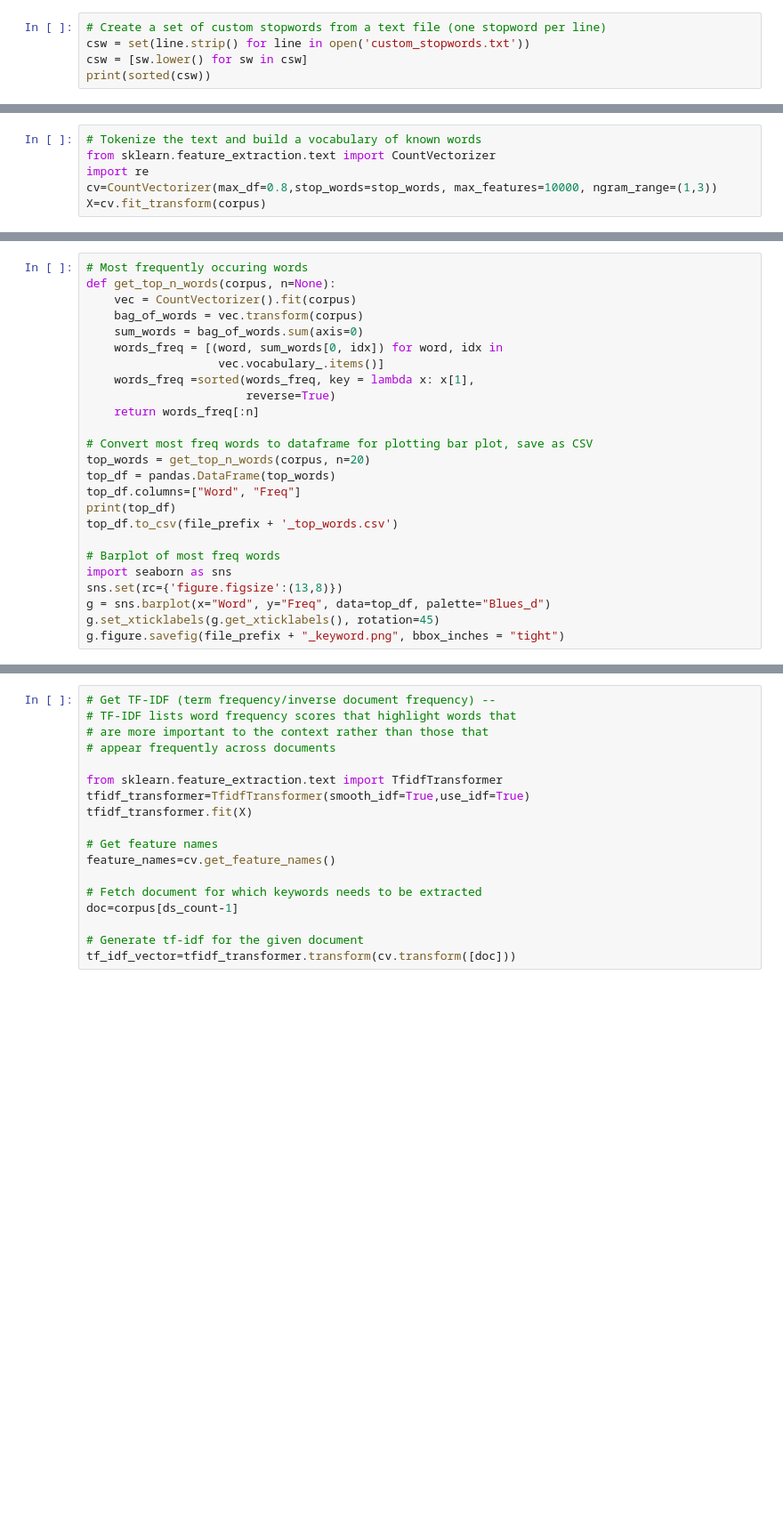
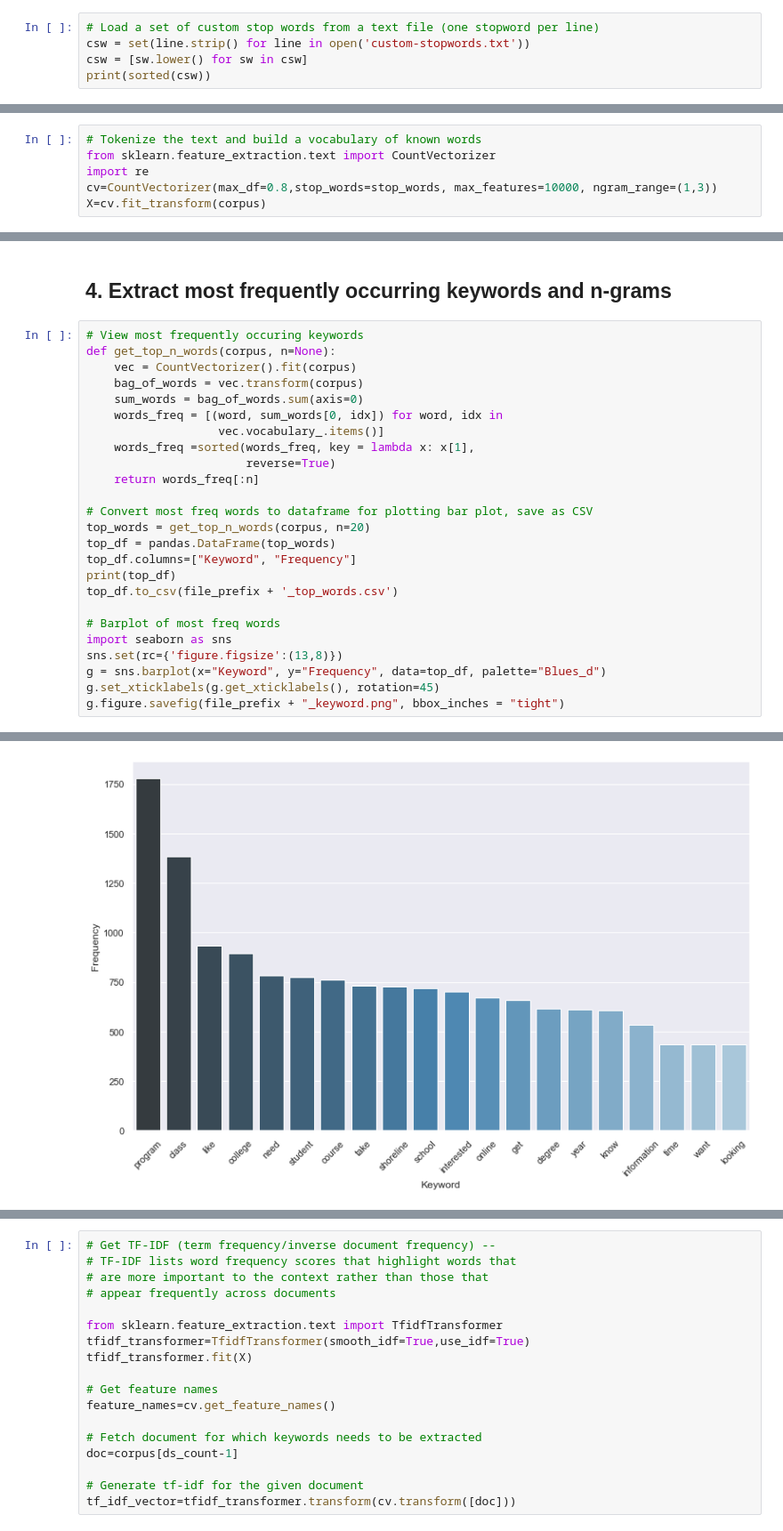
Before and after one commit to andybywire/nlp-text-analysis, a Jupyter notebook: text-analytics.ipynb, the cells around one changed output, grey strips where cells are left out. Shown at 89% size. Saved outputs shown, nothing was run; the diff lists cells and outputs as text; blank space fills up the shorter version.

```diff
--- a/text-analytics.ipynb
+++ b/text-analytics.ipynb
@@ -69,5 +136,5 @@ print(sorted(stop_words))
 # %%
-# Create a set of custom stopwords from a text file (one stopword per line)
-csw = set(line.strip() for line in open('custom_stopwords.txt'))
+# Load a set of custom stop words from a text file (one stopword per line)
+csw = set(line.strip() for line in open('custom-stopwords.txt'))
 csw = [sw.lower() for sw in csw]
 print(sorted(csw))
@@ -139,5 +229,7 @@ list(cv.vocabulary_.keys())[:10]
+# %% [markdown]
+## 4. Extract most frequently occurring keywords and n-grams
 # %%
-# Most frequently occuring words
+# View most frequently occuring keywords
 def get_top_n_words(corpus, n=None):
     vec = CountVectorizer().fit(corpus)
     bag_of_words = vec.transform(corpus)
@@ -151,13 +243,14 @@ def get_top_n_words(corpus, n=None):
 # Convert most freq words to dataframe for plotting bar plot, save as CSV
 top_words = get_top_n_words(corpus, n=20)
 top_df = pandas.DataFrame(top_words)
-top_df.columns=["Word", "Freq"]
+top_df.columns=["Keyword", "Frequency"]
 print(top_df)
 top_df.to_csv(file_prefix + '_top_words.csv')
 
 # Barplot of most freq words
 import seaborn as sns
 sns.set(rc={'figure.figsize':(13,8)})
-g = sns.barplot(x="Word", y="Freq", data=top_df, palette="Blues_d")
+g = sns.barplot(x="Keyword", y="Frequency", data=top_df, palette="Blues_d")
 g.set_xticklabels(g.get_xticklabels(), rotation=45)
 g.figure.savefig(file_prefix + "_keyword.png", bbox_inches = "tight")
+# %% [output]
@@ -164,3 +274,4 @@ g.figure.savefig(file_prefix + "_keyword.png", bbox_inches = "tight")
+[figure, added]
 # %%
 # Most frequently occuring bigrams
 def get_top_n2_words(corpus, n=None):
```
Also changed, not shown: parts of 24 cells of this notebook.
